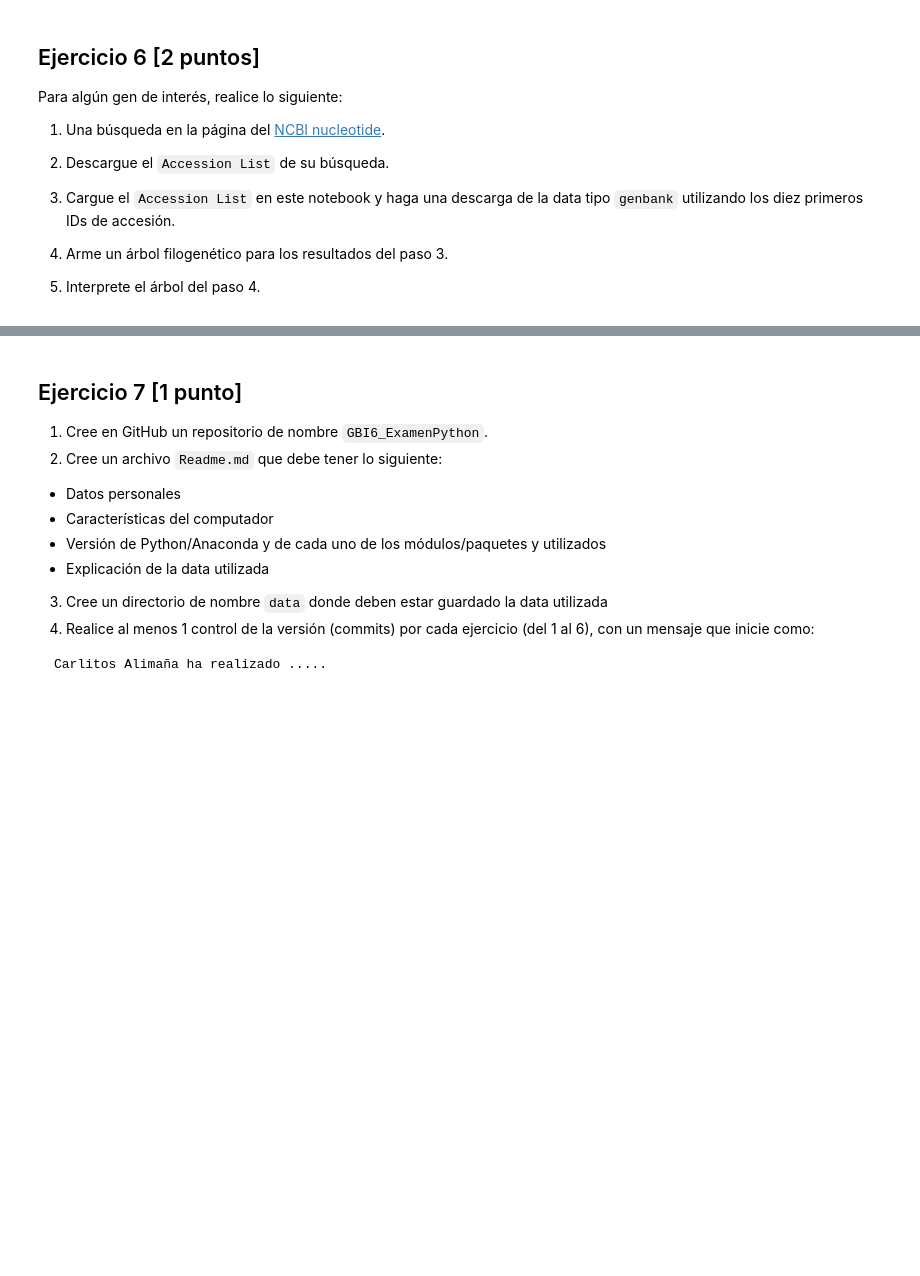
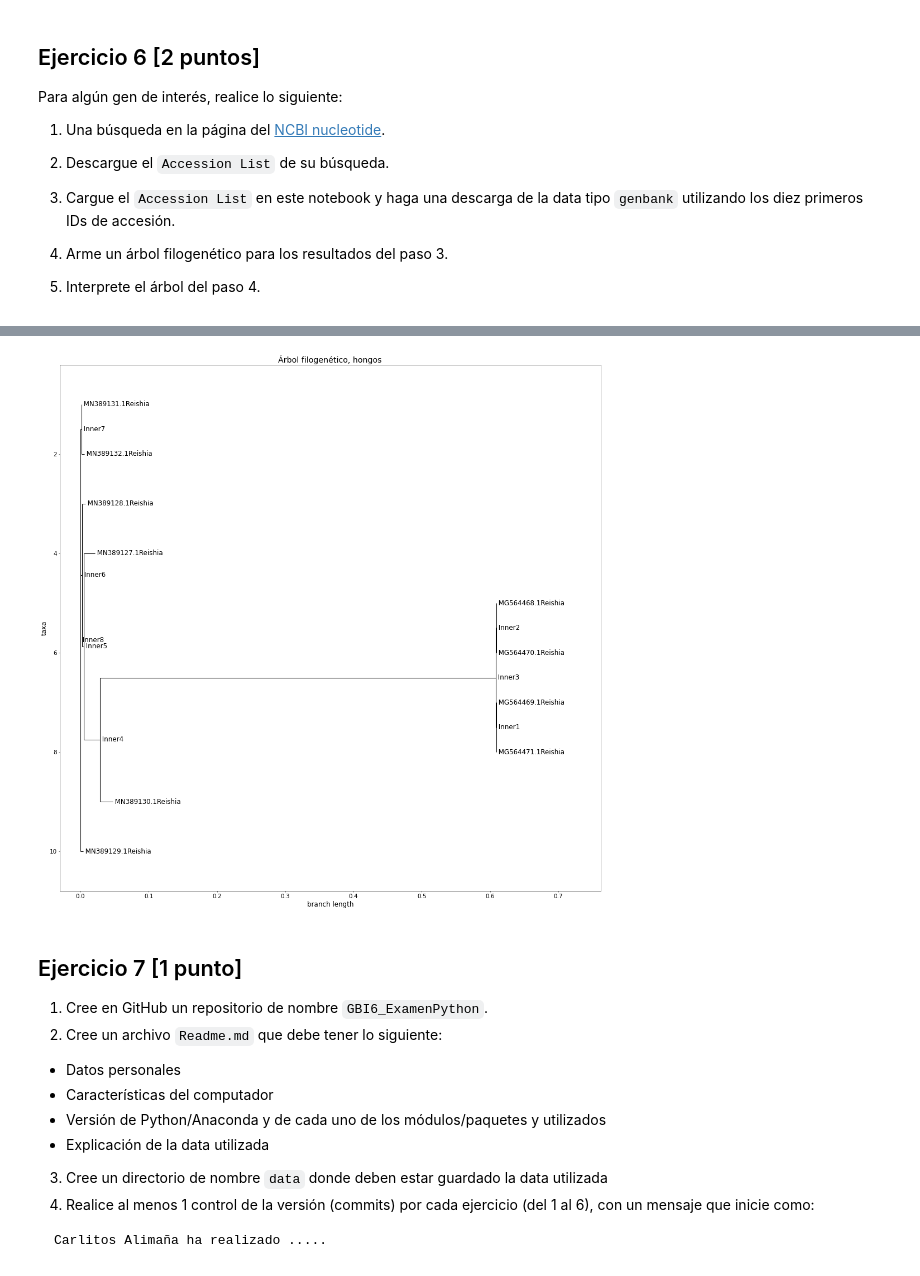
Before and after one commit to majitoz96/GBI6_ExamenPython, a Jupyter notebook: 2021II_GBI6_ExamenParcialPython.ipynb, the cells around one changed output, grey strips where cells are left out. Drawn from its saved outputs; the diff is of its cells as text; code cells hidden in the pictures; blank space fills up the shorter version.

Commit message:
maria jose alfin a terminado el ejercicio 7
carga de data y arbol filogenetico

```diff
--- a/2021II_GBI6_ExamenParcialPython.ipynb
+++ b/2021II_GBI6_ExamenParcialPython.ipynb
@@ -278,0 +273,84 @@ ApplicationError: Non-zero return code 1 from '"C:\\Program Files (x86)\\Clustal
+# %%
+# Código del ejercicio 6
+import Bio
+from Bio import Entrez
+from Bio.Seq import Seq
+from Bio import SeqIO
+from IPython.core.display import Image
+# Librerias para armar el árbol filogénetico
+from Bio import AlignIO
+from Bio.Align.Applications import ClustalwCommandline
+import os
+from Bio import Phylo
+from Bio.Phylo.TreeConstruction import DistanceTreeConstructor
+from Bio.Phylo.TreeConstruction import DistanceCalculator
+
+import matplotlib
+import matplotlib.pyplot as plt
+import ipywidgets
+
+import warnings
+warnings.filterwarnings('ignore')
+
+# Seleccionar los 10 primeros IDs del Accession List y descargar la data tipo Genbank
+# de la especie seleccionda
+with open("./sample_data/sequence.seq","r") as archivo:
+     listas = ["MN389132.1", "MN389131.1", "MN389130.1", "MN389129.1", "MN389128.1", "MN389127.1",
+               "MG564471.1", "MG564470.1", "MG564469.1", "MG564468.1"]
+
+Entrez.email = "maria.auquilla@est.ikiam.edu.ec"
+ofile = open("./sample_data/sequence.gb", "w")
+with Entrez.efetch( db="nucleotide", rettype="gb", retmode="text", id= listas
+                  ) as handle:
+    for seq_record in SeqIO.parse(handle, "gb"):
+        ofile.write(">"+str(seq_record.id)+str(seq_record.description[:50])+'\n')
+        ofile.write(str(seq_record.seq)+'\n')
+        ofile.write('\n')
+DatosFast=open('./sample_data/sequence.fasta','w')
+with open("./sample_data/sequence.gb",'r') as genbank:
+    a=genbank.read()
+    for line in a:
+        DatosFast.write(str(line))
+# Agregar la data para el secuenciamiento y realizar la alneación para los IDs, se usa ClustalW2
+
+clustalw_exe = r"C:\Program Files (x86)\ClustalW2\clustalw2.exe"
+clustalw_cline = ClustalwCommandline(clustalw_exe, infile = "./sample_data/sequence.fasta")
+assert os.path.isfile(clustalw_exe), "Clustal_W executable is missing or not found"
+stdout, stderr = clustalw_cline()
+print(clustalw_cline)
+ClustalAlign = AlignIO.read("sample_data/sequence.aln", "clustal")
+print(ClustalAlign)
+
+# Dendograma para el Árbol filogenético
+arbol = Phylo.read("sample_data/sequence.dnd", "newick")
+Phylo.draw_ascii(arbol)
+# Alinemiento y Distancia adecuada
+with open("sample_data/sequence.aln","r") as aln:
+    alignment = AlignIO.read(aln,"clustal")
+print(type(alignment))
+
+calculator = DistanceCalculator('identity')
+
+distance_matrix = calculator.get_distance(alignment)
+print(distance_matrix)
+
+# Función y Orden para construir el Árbol filogenético
+constructor = DistanceTreeConstructor(calculator)
+
+arbol_Filogenetico= constructor.build_tree(alignment)
+arbol_Filogenetico.rooted = True
+print(arbol_Filogenetico)
+
+# Pasamos el Árbol a archivo .xml
+Phylo.write(arbol_Filogenetico, "./sample_data/arbol_Filogenico.xml", "phyloxml")
+ArbolIm = Phylo.read(file="./sample_data/arbol_Filogenico.xml", format= "phyloxml")
+
+fig = plt.figure(figsize=(25, 25), dpi=50) # Proporcionamos forma y tamaño
+matplotlib.rc('font', size=17)              # Tamaño para las etiquetas
+matplotlib.rc('xtick', labelsize=15)        # Tamaño para los niveles tanto en X y Y
+matplotlib.rc('ytick', labelsize=15)
+plt.title("Árbol filogenético, hongos")
+axes = fig.add_subplot(1, 1, 1)
+Phylo.draw(ArbolIm, axes=axes)
+fig.savefig("sample_data/Árbol_Fil_hongos")
+# %% [output]
@@ -279,3 +374,4 @@ ApplicationError: Non-zero return code 1 from '"C:\\Program Files (x86)\\Clustal
+[figure, added]
 # %% [markdown]
 ## Ejercicio 7 [1 punto]
 
```
Also changed, not shown: parts of 4 cells of this notebook, 7 other files.
